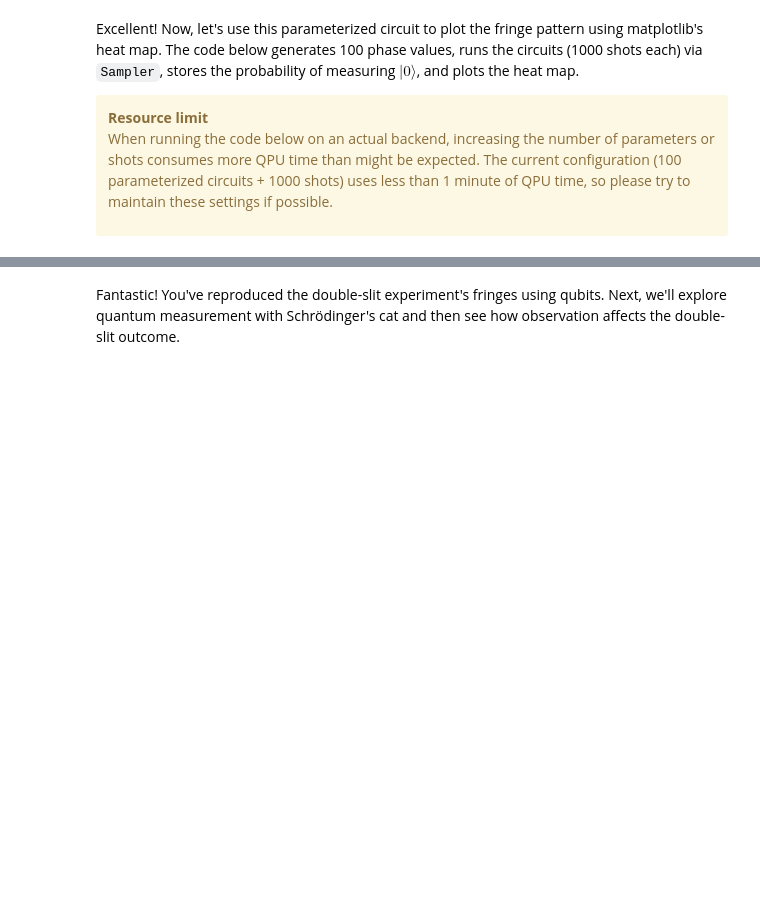
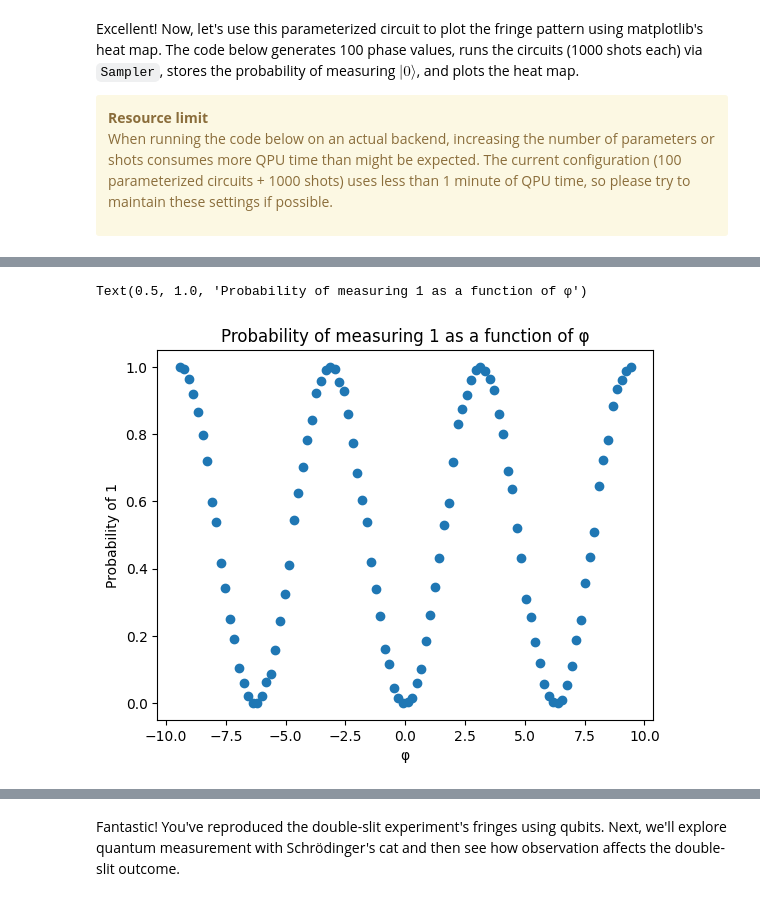
Before and after one commit to Kaustav-007/qgss-2025, a Jupyter notebook: lab-1/lab1.ipynb, the cells around one changed output, grey strips where cells are left out. Drawn from its saved outputs; the diff is of its cells as text; code cells hidden in the pictures; blank space fills up the shorter version.

```diff
--- a/lab-1/lab1.ipynb
+++ b/lab-1/lab1.ipynb
@@ -424,0 +454,8 @@ plt.show()
+# %%
+plt.plot(φ_lst, φ_hit_1, 'o')
+plt.xlabel('φ')
+plt.ylabel('Probability of 1')
+plt.title('Probability of measuring 1 as a function of φ')
+# %% [output]
+Text(0.5, 1.0, 'Probability of measuring 1 as a function of φ')
+[figure, added]
```
Also changed, not shown: parts of 5 cells of this notebook.
